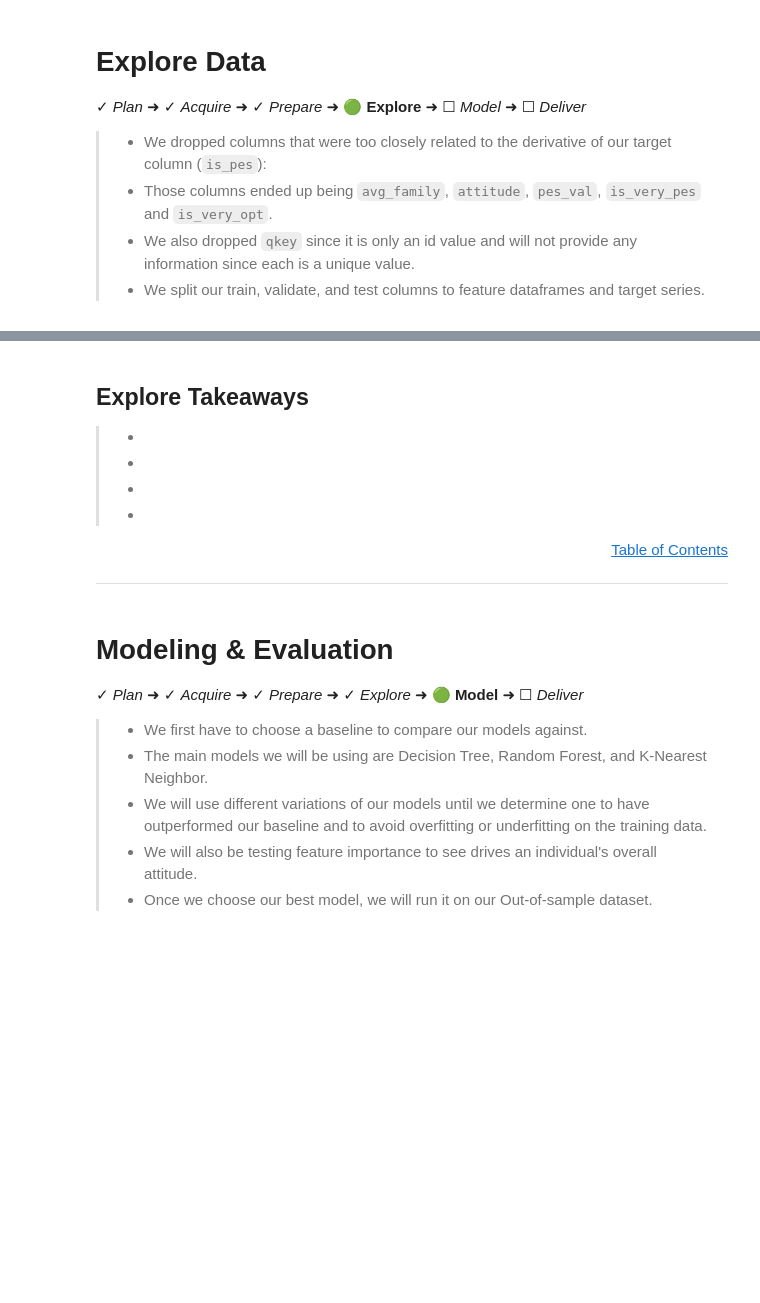
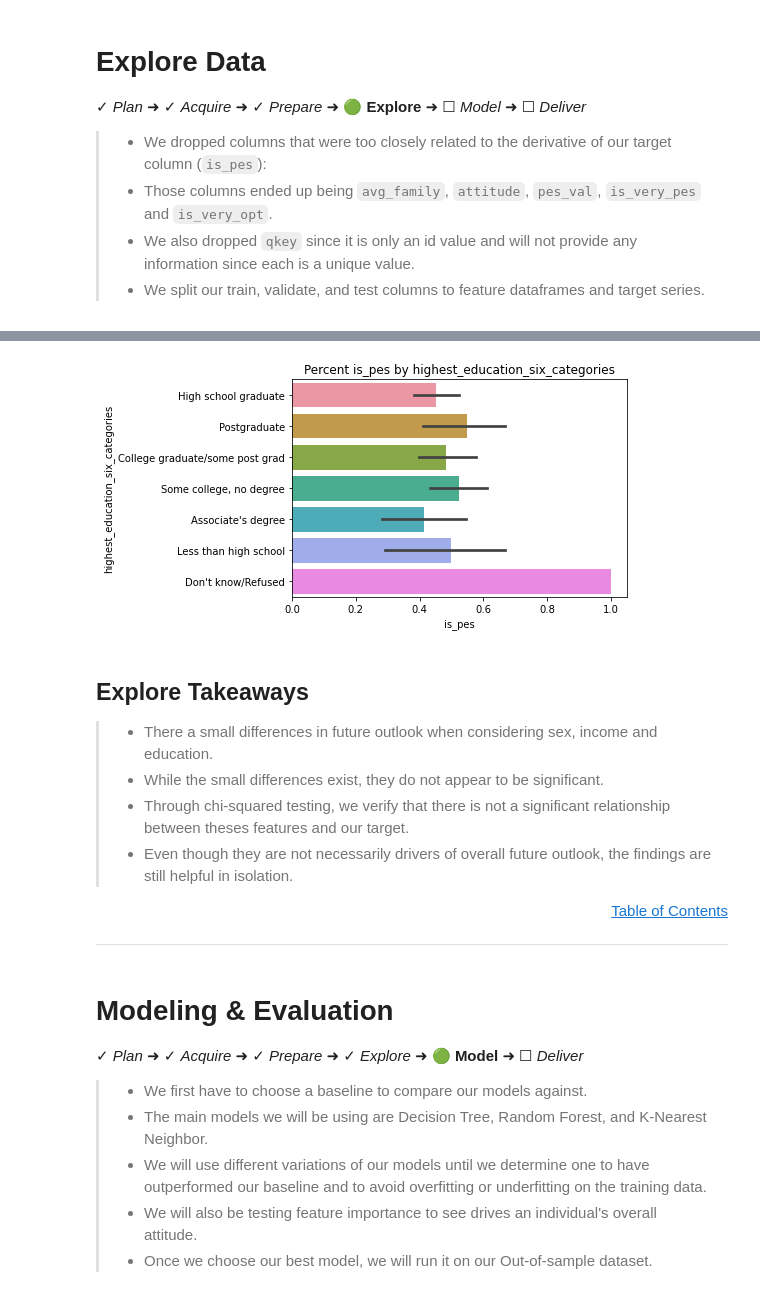
Before and after one commit to american-perspectives-capstone/american-attitudes, a Jupyter notebook: final_notebook.ipynb, the cells around one changed output, grey strips where cells are left out. Saved outputs shown, nothing was run; the diff lists cells and outputs as text; code cells hidden in the pictures; blank space fills up the shorter version.

```diff
--- a/final_notebook.ipynb
+++ b/final_notebook.ipynb
@@ -739,0 +767,4 @@ train.shape, validate.shape, test.shape
+# %%
+def bar_graph_percent_pessimistic(df, x_feature, y_feature):
+    ax = sns.barplot(data = df, x = x_feature, y = y_feature)
+    title = ax.set(title = f"Percent {x_feature} by {y_feature}")
@@ -740,11 +786,15 @@ train.shape, validate.shape, test.shape
+# %%
+bar_graph_percent_pessimistic(train[train.family_income_three_categories == '$30-$74,999'], "is_pes", "highest_education_six_categories")
+# %% [output]
+[figure, added]
 # %% [markdown]
 <a name='explore_takeaways'></a>
 ## Explore Takeaways
 
-> -
-> -
-> -
-> -
+> - There a small differences in future outlook when considering sex, income and education.
+> - While the small differences exist, they do not appear to be significant.
+> - Through chi-squared testing, we verify that there is not a significant relationship between theses features and our target.
+> - Even though they are not necessarily drivers of overall future outlook, the findings are still helpful in isolation.
 
 
 <div style="text-align: right"><a href='#toc'>Table of Contents</a></div>
```
Also changed, not shown: parts of 7 cells of this notebook, 2 other files.
